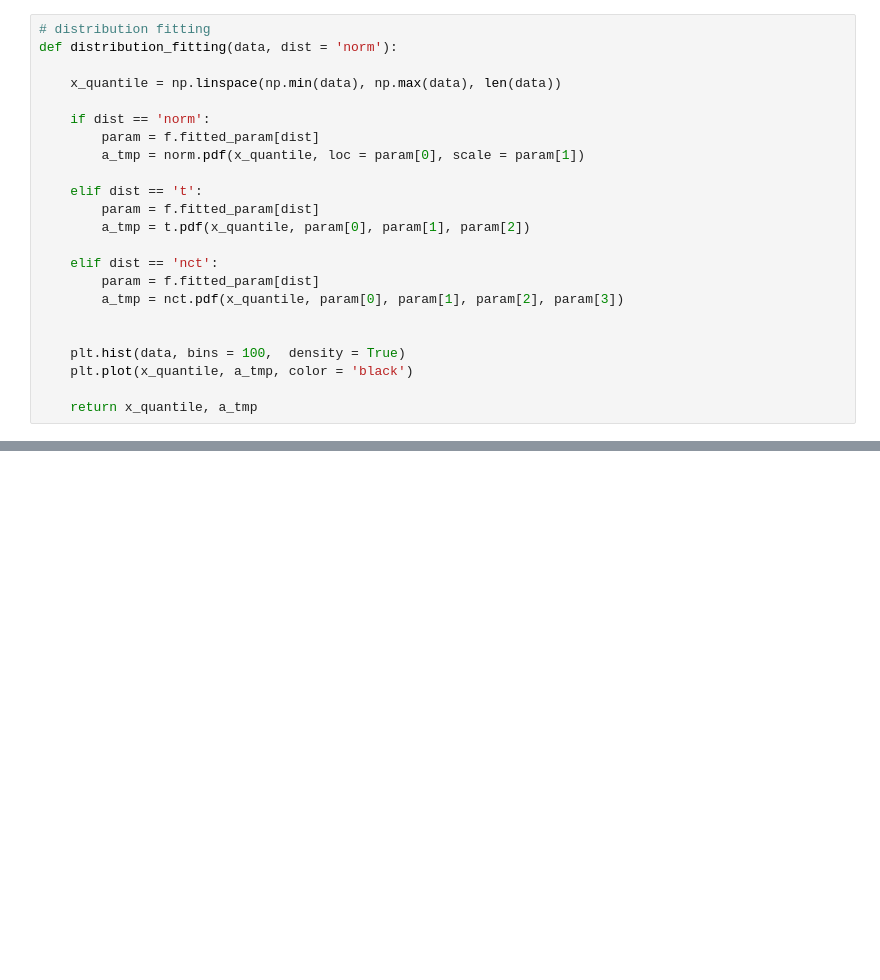
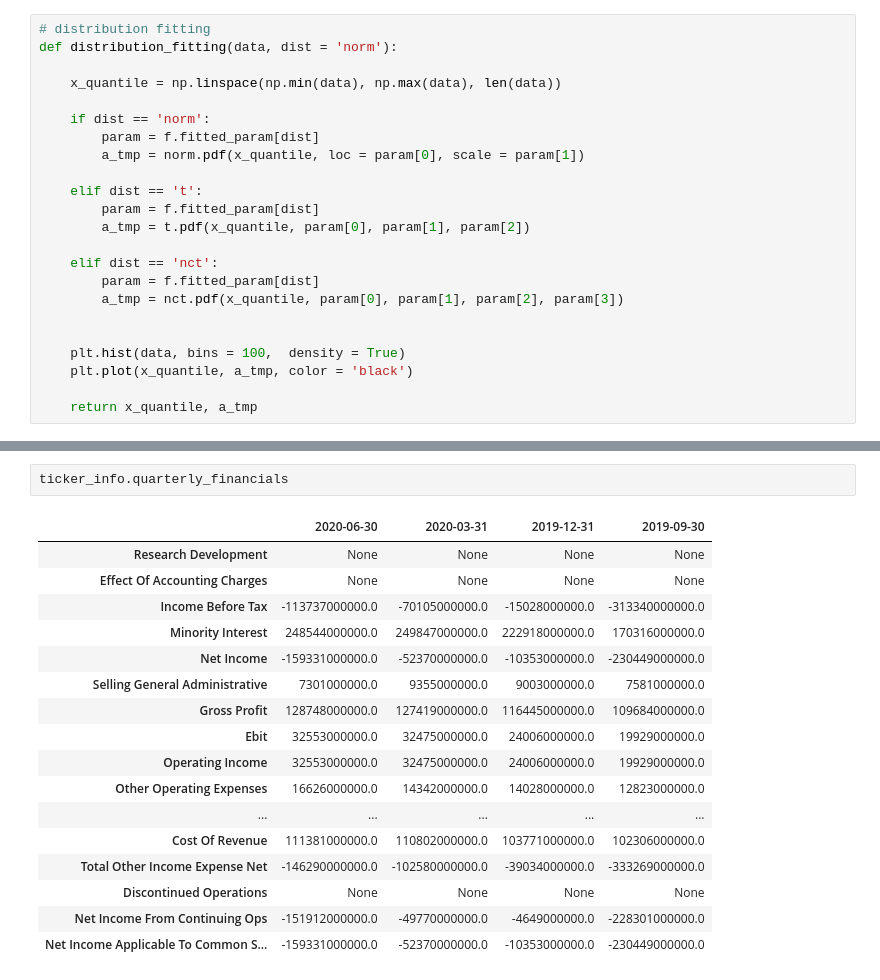
Before and after one commit to RonJohn990/PO_v2.0, a Jupyter notebook: BSE.ipynb, the cells around one changed output, grey strips where cells are left out. Drawn from its saved outputs; the diff is of its cells as text; blank space fills up the shorter version.

```diff
--- a/BSE.ipynb
+++ b/BSE.ipynb
@@ -328,0 +378,20 @@ array([5.56393725e-24, 5.88177708e-24, 6.21760287e-24, ...,
+# %%
+ticker_info.quarterly_financials
+# %% [output]
+|  | 2020-06-30 | 2020-03-31 | 2019-12-31 | 2019-09-30 |
+| Research Development | None | None | None | None |
+| Effect Of Accounting Charges | None | None | None | None |
+| Income Before Tax | -113737000000.0 | -70105000000.0 | -15028000000.0 | -313340000000.0 |
+| Minority Interest | 248544000000.0 | 249847000000.0 | 222918000000.0 | 170316000000.0 |
+| Net Income | -159331000000.0 | -52370000000.0 | -10353000000.0 | -230449000000.0 |
+| Selling General Administrative | 7301000000.0 | 9355000000.0 | 9003000000.0 | 7581000000.0 |
+| Gross Profit | 128748000000.0 | 127419000000.0 | 116445000000.0 | 109684000000.0 |
+| Ebit | 32553000000.0 | 32475000000.0 | 24006000000.0 | 19929000000.0 |
+| Operating Income | 32553000000.0 | 32475000000.0 | 24006000000.0 | 19929000000.0 |
+| Other Operating Expenses | 16626000000.0 | 14342000000.0 | 14028000000.0 | 12823000000.0 |
+| ... | ... | ... | ... | ... |
+| Cost Of Revenue | 111381000000.0 | 110802000000.0 | 103771000000.0 | 102306000000.0 |
+| Total Other Income Expense Net | -146290000000.0 | -102580000000.0 | -39034000000.0 | -333269000000.0 |
+| Discontinued Operations | None | None | None | None |
+| Net Income From Continuing Ops | -151912000000.0 | -49770000000.0 | -4649000000.0 | -228301000000.0 |
+| Net Income Applicable To Common S... | -159331000000.0 | -52370000000.0 | -10353000000.0 | -230449000000.0 |
```
Also changed, not shown: parts of 28 cells of this notebook, 1 other file.
